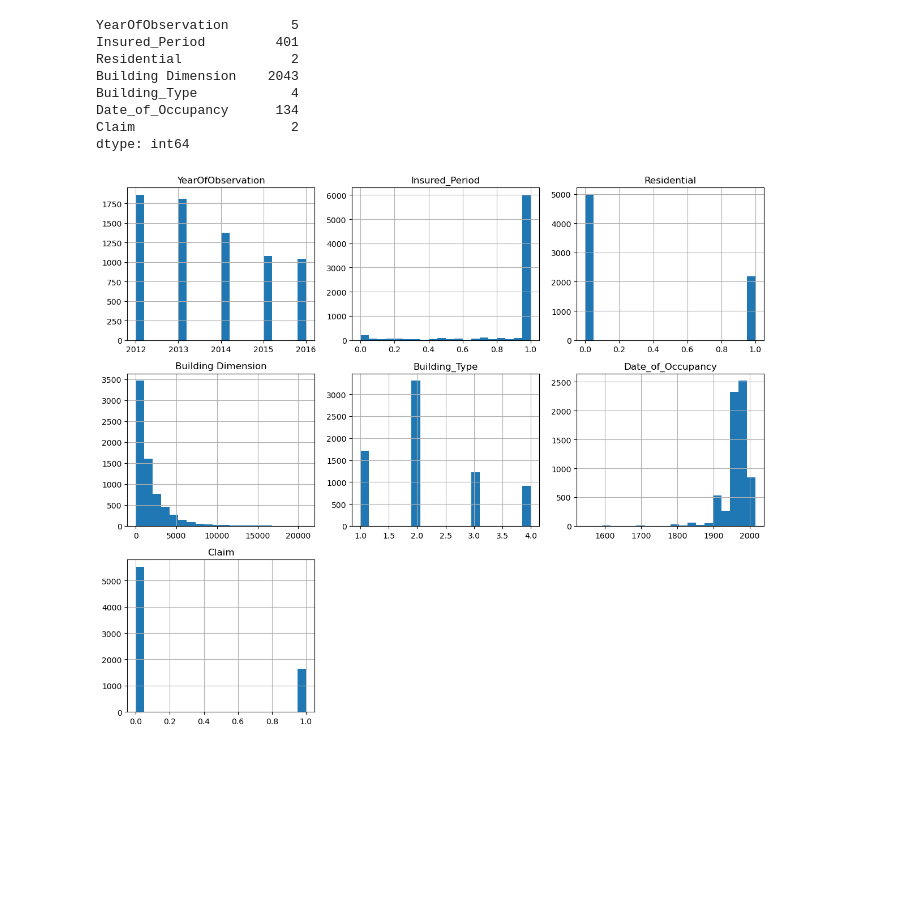
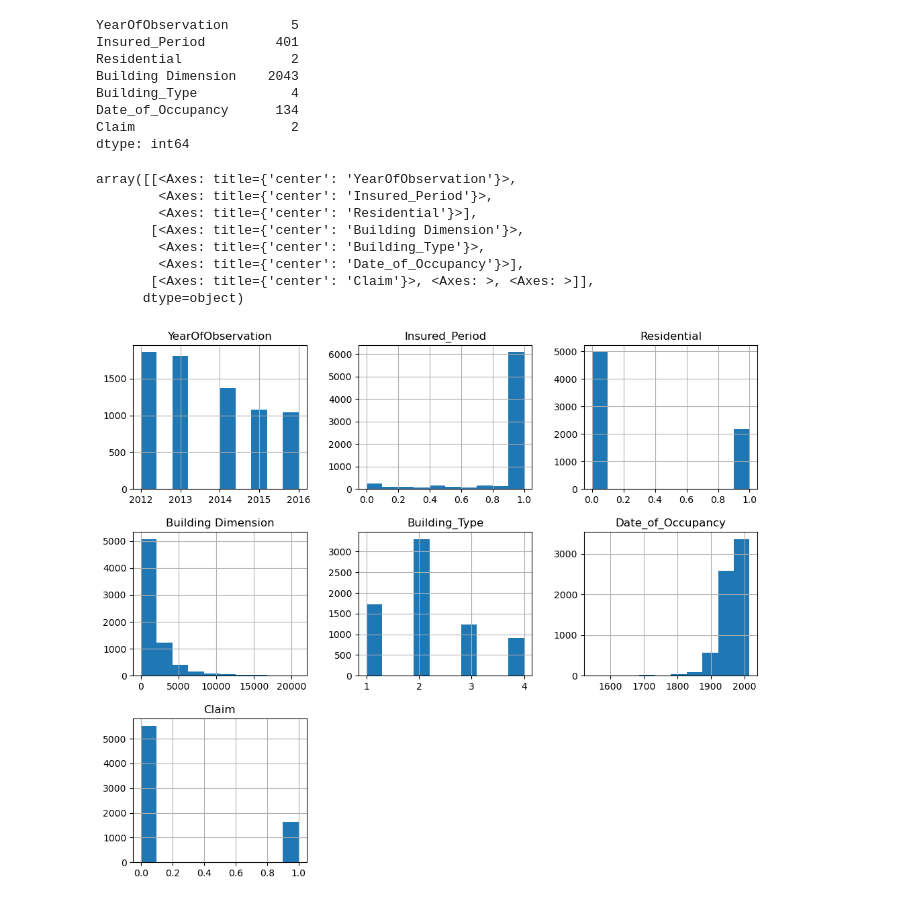
Before and after one commit to pauyoo/insurance-claim-prediction, a Jupyter notebook: Desktop/ML_Projects/Insurance-claim-prediction/Notebooks/EDA.ipynb, the cells around one changed output. Drawn from its saved outputs; the diff is of its cells as text; code cells hidden in the pictures; blank space fills up the shorter version.

```diff
--- a/Desktop/ML_Projects/Insurance-claim-prediction/Notebooks/EDA.ipynb
+++ b/Desktop/ML_Projects/Insurance-claim-prediction/Notebooks/EDA.ipynb
@@ -121,12 +178,3 @@ Building_Type            4
 Date_of_Occupancy      134
 Claim                    2
 dtype: int64
-# %%
-num_cols = df.select_dtypes(include='number').columns
-cat_cols = df.select_dtypes(exclude='number').columns
-
-df[num_cols].hist(figsize=(12, 10), bins=20)  ## Univariate Analysis
-plt.tight_layout()
-plt.show()
-# %% [output]
-[figure, removed]
@@ -132,0 +183,13 @@ plt.show()
+# %%
+## Ploting numerical col
+df[num_col].hist(figsize=(12,10))
+# %% [output]
+array([[<Axes: title={'center': 'YearOfObservation'}>,
+        <Axes: title={'center': 'Insured_Period'}>,
+        <Axes: title={'center': 'Residential'}>],
+       [<Axes: title={'center': 'Building Dimension'}>,
+        <Axes: title={'center': 'Building_Type'}>,
+        <Axes: title={'center': 'Date_of_Occupancy'}>],
+       [<Axes: title={'center': 'Claim'}>, <Axes: >, <Axes: >]],
+      dtype=object)
+[figure, added]
```
Also changed, not shown: parts of 16 cells of this notebook, 2 other files.
